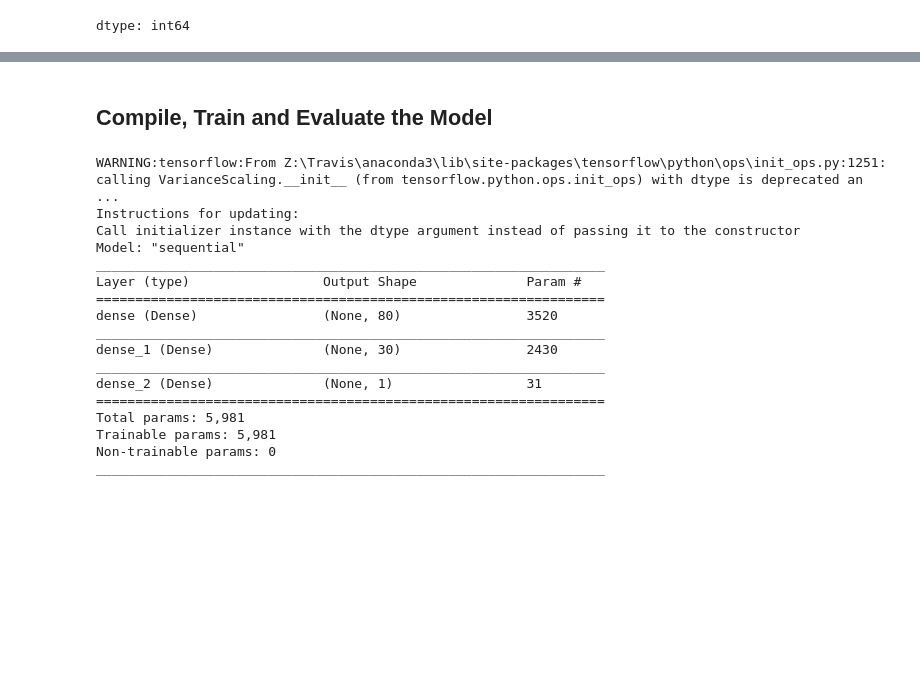
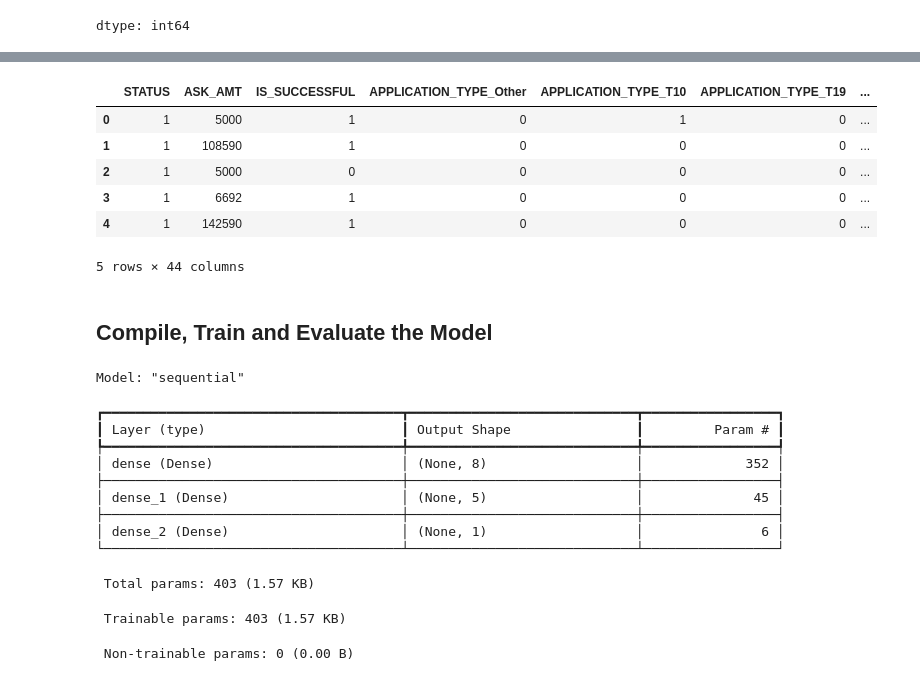
Before and after one commit to robinr1998/deep-learning-challenge, a Jupyter notebook: deep_learning.ipynb, the cells around one changed output, grey strips where cells are left out. Saved outputs shown, nothing was run; the diff lists cells and outputs as text; code cells hidden in the pictures; blank space fills up the shorter version.

```diff
--- a/deep_learning.ipynb
+++ b/deep_learning.ipynb
@@ -132,7 +140,9 @@ Name: CLASSIFICATION, dtype: int64
 # %%
 # Choose a cutoff value and create a list of classifications to be replaced
 # use the variable name `classifications_to_replace`
-#  YOUR CODE GOES HERE
+cutoff_value = 1800
+classifications_to_replace = application_df['CLASSIFICATION'].value_counts()[application_df['CLASSIFICATION'].value_counts() < cutoff_value].index
+
 
 # Replace in dataframe
 for cls in classifications_to_replace:
@@ -151,5 +163,14 @@ Name: CLASSIFICATION, dtype: int64
 # %%
 # Convert categorical data to numeric with `pd.get_dummies`
-#  YOUR CODE GOES HERE
+dummies = pd.get_dummies(application_df, dtype=int)
+dummies.head()
+# %% [output]
+|  | STATUS | ASK_AMT | IS_SUCCESSFUL | APPLICATION_TYPE_Other | APPLICATION_TYPE_T10 | APPLICATION_TYPE_T19 | ... |
+| 0 | 1 | 5000 | 1 | 0 | 1 | 0 | ... |
+| 1 | 1 | 108590 | 1 | 0 | 0 | 0 | ... |
+| 2 | 1 | 5000 | 0 | 0 | 0 | 0 | ... |
+| 3 | 1 | 6692 | 1 | 0 | 0 | 0 | ... |
+| 4 | 1 | 142590 | 1 | 0 | 0 | 0 | ... |
+5 rows × 44 columns
 # %%
 # Split our preprocessed data into our features and target arrays
@@ -171,36 +192,34 @@ X_test_scaled = X_scaler.transform(X_test)
 ## Compile, Train and Evaluate the Model
 # %%
 # Define the model - deep neural net, i.e., the number of input features and hidden nodes for each layer.
-#  YOUR CODE GOES HERE
+input_features_total = len(X_train[0])
+hidden_nodes_layer1 = 8
+hidden_nodes_layer2 = 5
 
 nn = tf.keras.models.Sequential()
 
 # First hidden layer
-#  YOUR CODE GOES HERE
+nn.add(tf.keras.layers.Dense(units=hidden_nodes_layer1, input_dim = input_features_total, activation = "relu"))
 
 # Second hidden layer
-#  YOUR CODE GOES HERE
+nn.add(tf.keras.layers.Dense(units=hidden_nodes_layer2, activation = "relu"))
 
 # Output layer
-#  YOUR CODE GOES HERE
+nn.add(tf.keras.layers.Dense(units=1, activation="sigmoid"))
 
 # Check the structure of the model
 nn.summary()
 # %% [output]
-WARNING:tensorflow:From Z:\Travis\anaconda3\lib\site-packages\tensorflow\python\ops\init_ops.py:1251: calling VarianceScaling.__init__ (from tensorflow.python.ops.init_ops) with dtype is deprecated an ...
-Instructions for updating:
-Call initializer instance with the dtype argument instead of passing it to the constructor
 Model: "sequential"
-_________________________________________________________________
-Layer (type)                 Output Shape              Param #
-=================================================================
-dense (Dense)                (None, 80)                3520
-_________________________________________________________________
-dense_1 (Dense)              (None, 30)                2430
-_________________________________________________________________
-dense_2 (Dense)              (None, 1)                 31
-=================================================================
-Total params: 5,981
-Trainable params: 5,981
-Non-trainable params: 0
-_________________________________________________________________
+┏━━━━━━━━━━━━━━━━━━━━━━━━━━━━━━━━━━━━━━┳━━━━━━━━━━━━━━━━━━━━━━━━━━━━━┳━━━━━━━━━━━━━━━━━┓
+┃ Layer (type)                         ┃ Output Shape                ┃         Param # ┃
+┡━━━━━━━━━━━━━━━━━━━━━━━━━━━━━━━━━━━━━━╇━━━━━━━━━━━━━━━━━━━━━━━━━━━━━╇━━━━━━━━━━━━━━━━━┩
+│ dense (Dense)                        │ (None, 8)                   │             352 │
+├──────────────────────────────────────┼─────────────────────────────┼─────────────────┤
+│ dense_1 (Dense)                      │ (None, 5)                   │              45 │
+├──────────────────────────────────────┼─────────────────────────────┼─────────────────┤
+│ dense_2 (Dense)                      │ (None, 1)                   │               6 │
+└──────────────────────────────────────┴─────────────────────────────┴─────────────────┘
+ Total params: 403 (1.57 KB)
+ Trainable params: 403 (1.57 KB)
+ Non-trainable params: 0 (0.00 B)
```
Also changed, not shown: parts of 11 cells of this notebook.
